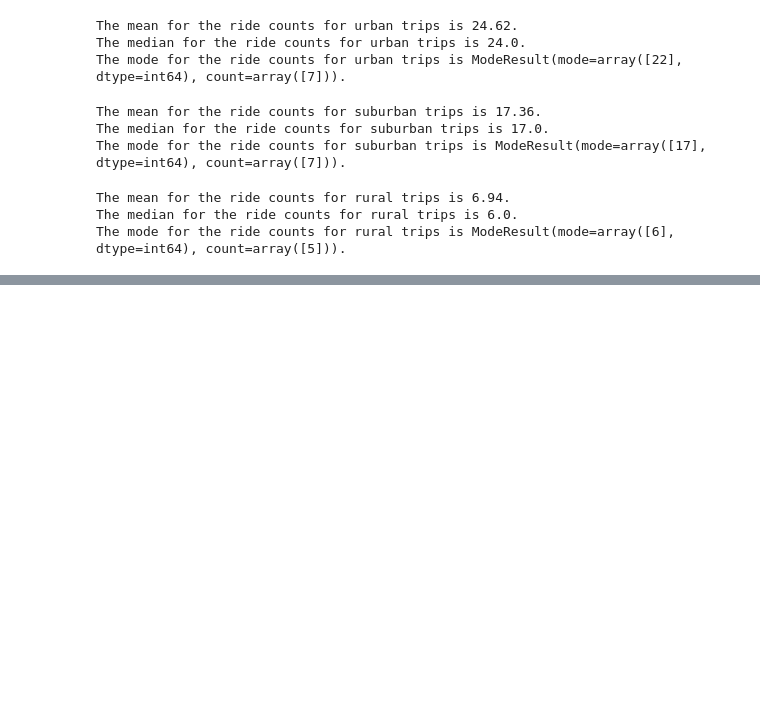
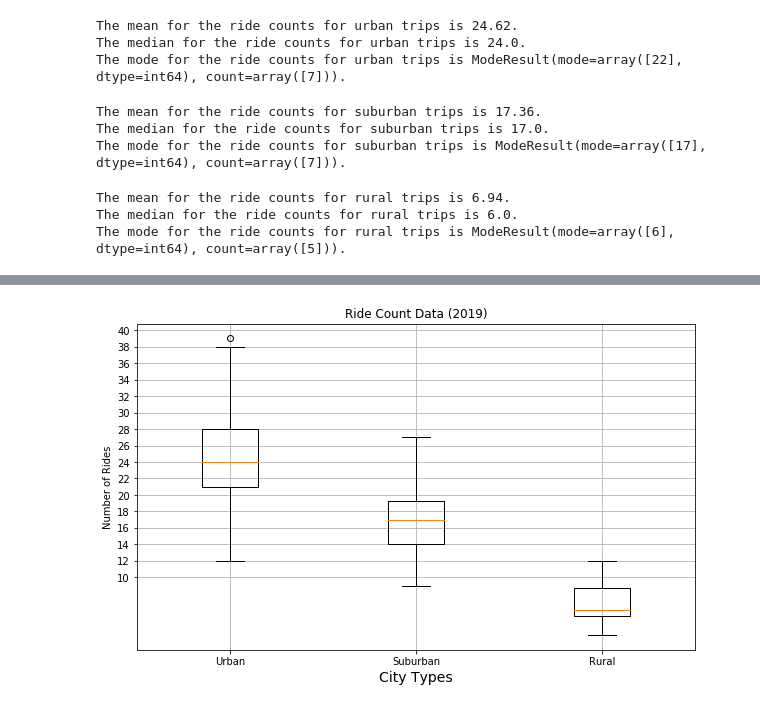
Before and after one commit to aramaswami/PyBer_Analysis, a Jupyter notebook: PyBer.ipynb, the cells around one changed output, grey strips where cells are left out. Cells and saved outputs as stored; diff of their text form; code cells hidden in the pictures; blank space fills up the shorter version.

Commit message:
PyBer analysis update

```diff
--- a/PyBer.ipynb
+++ b/PyBer.ipynb
@@ -439,0 +585,17 @@ The mode for the ride counts for rural trips is ModeResult(mode=array([6], dtype
+# %%
+#box-whisker plot for ride count for all city-types
+ride_count_data=[urban_ride_count,suburban_ride_count,rural_ride_count]
+x_labels=['Urban','Suburban','Rural']
+fig, ax = plt.subplots(figsize=(10, 6))
+ax.boxplot(ride_count_data, labels=x_labels)
+#add title, y-axis label and grid.
+ax.set_title('Ride Count Data (2019)')
+ax.set_ylabel('Number of Rides')
+ax.set_yticks(np.arange(10, 41, step=2.0))
+ax.grid()
+ax.set_xlabel("City Types",fontsize=14)
+# Save the figure.
+plt.savefig("analysis/Fig2.png")
+plt.show()
+# %% [output]
+[figure, added]
```
Also changed, not shown: parts of 45 cells of this notebook, 2 other files.
